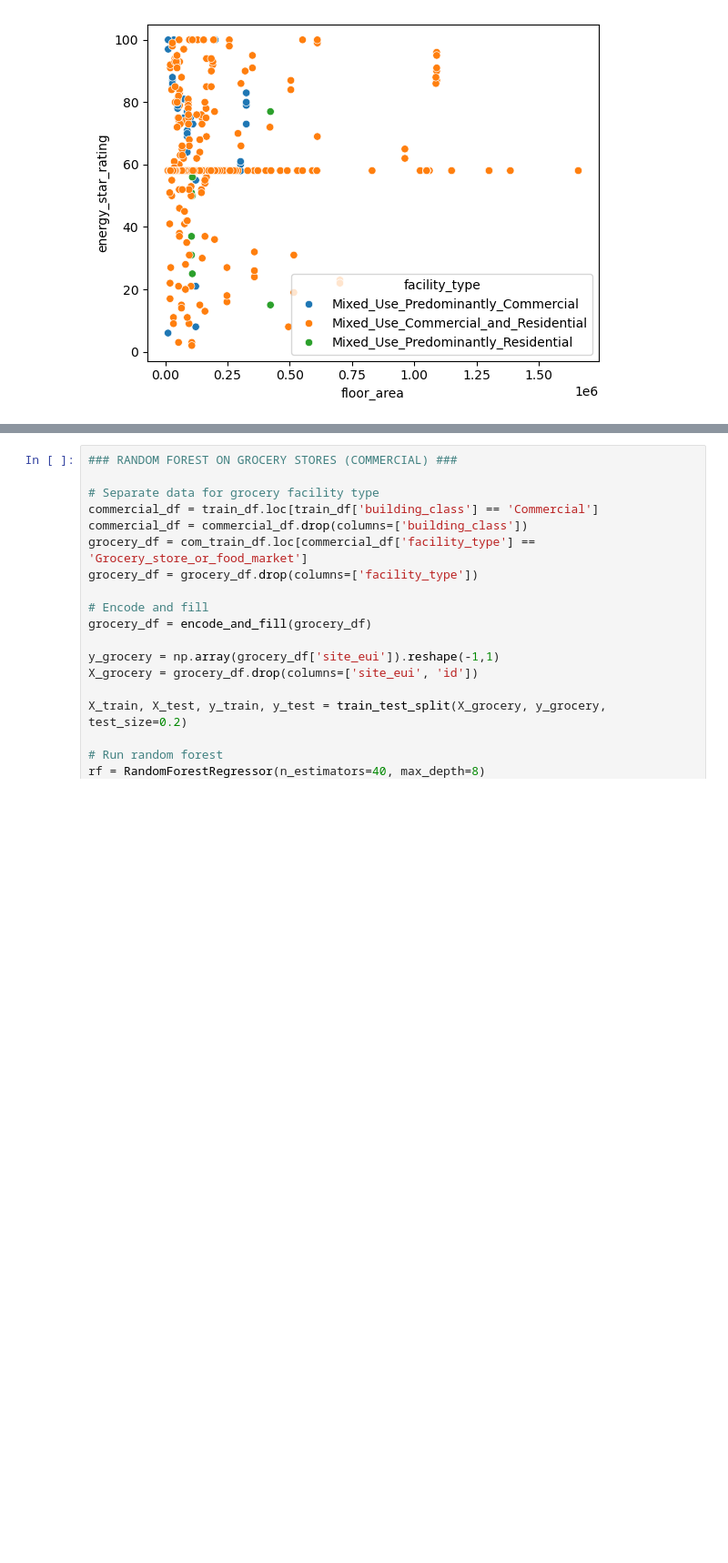
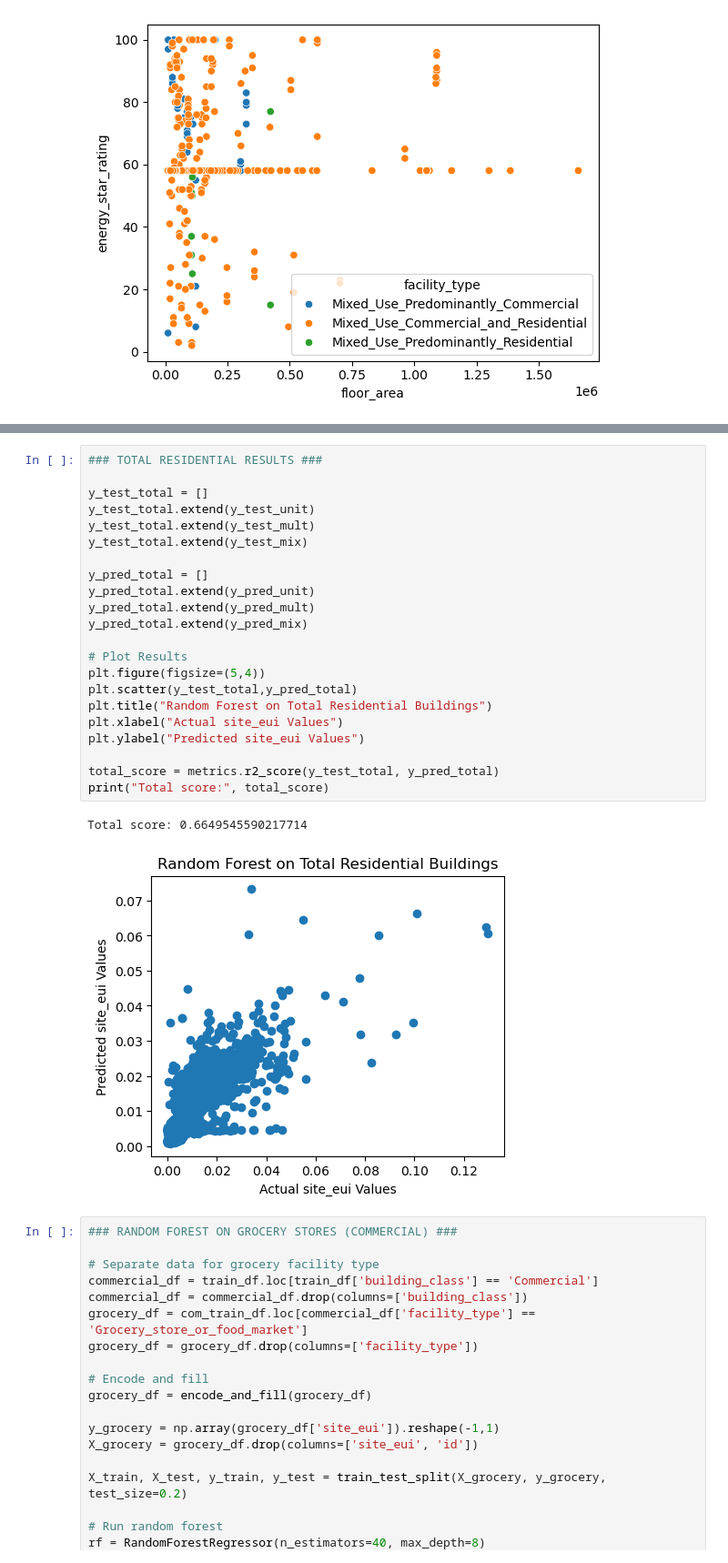
Before and after one commit to jren0/GDS-Final-Project, a Jupyter notebook: random_forest.ipynb, the cells around one changed output, grey strips where cells are left out. Shown: that part at 91% size. Drawn from its saved outputs; the diff is of its cells as text; blank space fills up the shorter version.

```diff
--- a/random_forest.ipynb
+++ b/random_forest.ipynb
@@ -361,3 +371,28 @@ Score: 0.32013884345802857
+# %%
+### TOTAL RESIDENTIAL RESULTS ###
+
+y_test_total = []
+y_test_total.extend(y_test_unit)
+y_test_total.extend(y_test_mult)
+y_test_total.extend(y_test_mix)
+
+y_pred_total = []
+y_pred_total.extend(y_pred_unit)
+y_pred_total.extend(y_pred_mult)
+y_pred_total.extend(y_pred_mix)
+
+# Plot Results
+plt.figure(figsize=(5,4))
+plt.scatter(y_test_total,y_pred_total)
+plt.title("Random Forest on Total Residential Buildings")
+plt.xlabel("Actual site_eui Values")
+plt.ylabel("Predicted site_eui Values")
+
+total_score = metrics.r2_score(y_test_total, y_pred_total)
+print("Total score:", total_score)
+# %% [output]
+Total score: 0.6649545590217714
+[figure, added]
 # %%
 ### RANDOM FOREST ON GROCERY STORES (COMMERCIAL) ###
 
```
Also changed, not shown: parts of 7 cells of this notebook, 1 other file.
